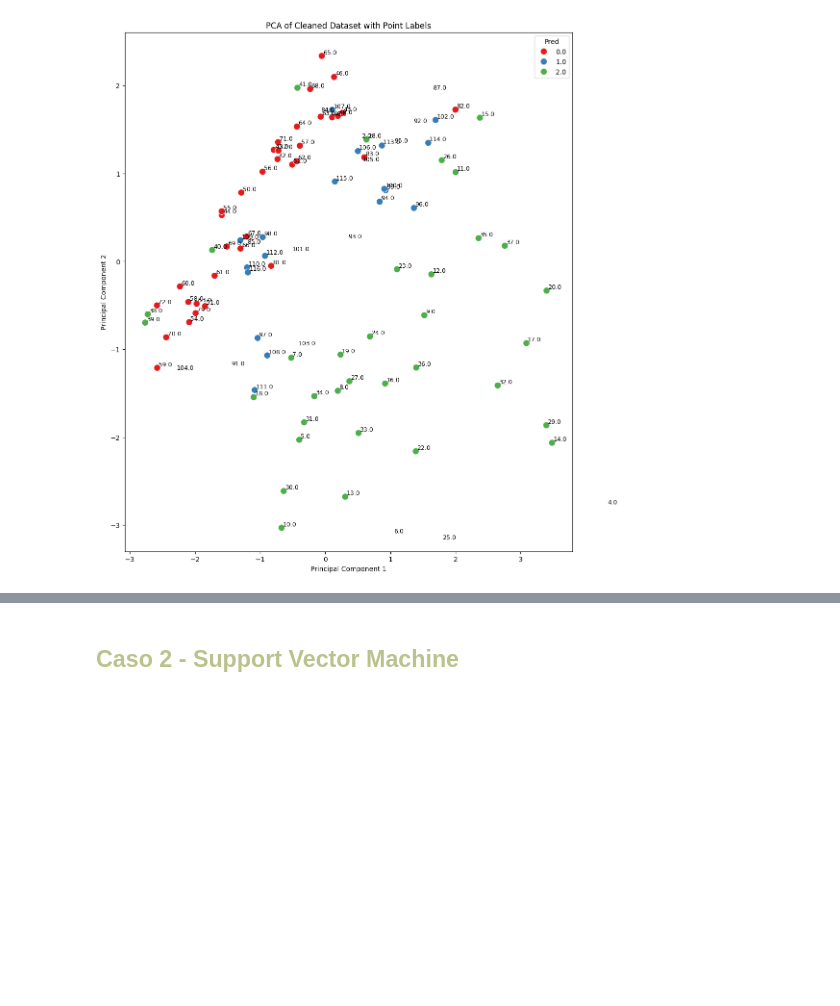
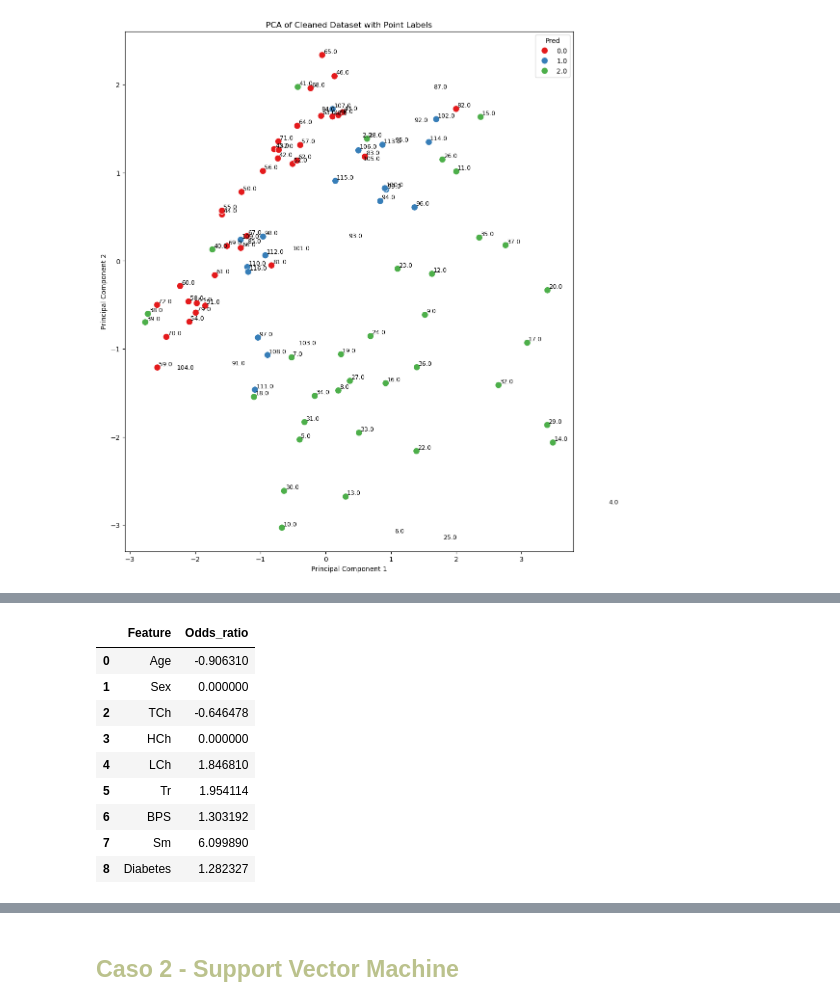
Before and after one commit to Roi-flores13/examen_3_eo, a Jupyter notebook: Proyecto_3er_examen_vDE.ipynb, the cells around one changed output, grey strips where cells are left out. Drawn from its saved outputs; the diff is of its cells as text; code cells hidden in the pictures; blank space fills up the shorter version.

```diff
--- a/Proyecto_3er_examen_vDE.ipynb
+++ b/Proyecto_3er_examen_vDE.ipynb
@@ -282,0 +356,13 @@ Matriz de confusión:
+# %%
+high_level
+# %% [output]
+|  | Feature | Odds_ratio |
+| 0 | Age | -0.906310 |
+| 1 | Sex | 0.000000 |
+| 2 | TCh | -0.646478 |
+| 3 | HCh | 0.000000 |
+| 4 | LCh | 1.846810 |
+| 5 | Tr | 1.954114 |
+| 6 | BPS | 1.303192 |
+| 7 | Sm | 6.099890 |
+| 8 | Diabetes | 1.282327 |
```
Also changed, not shown: parts of 13 cells of this notebook, 1 other file.
